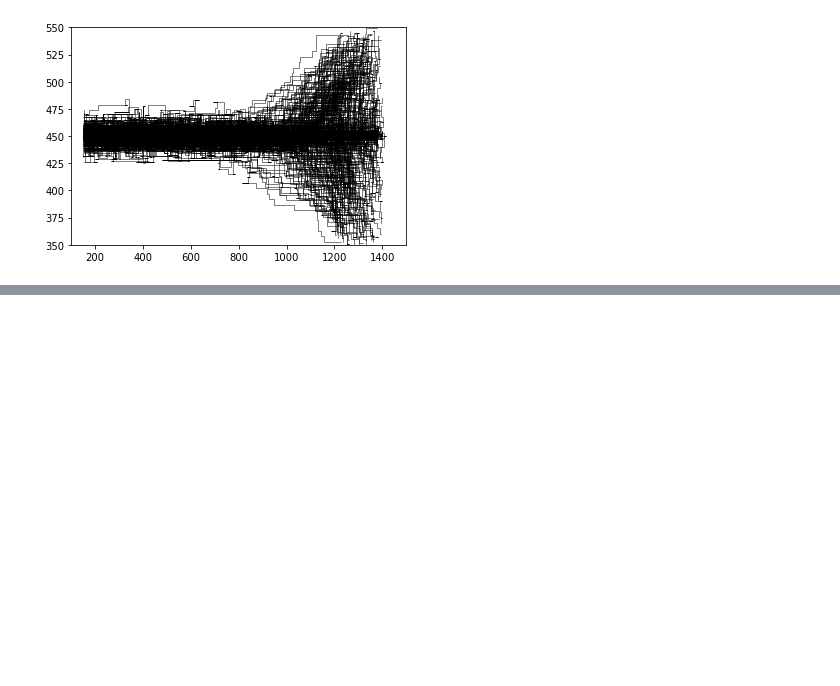
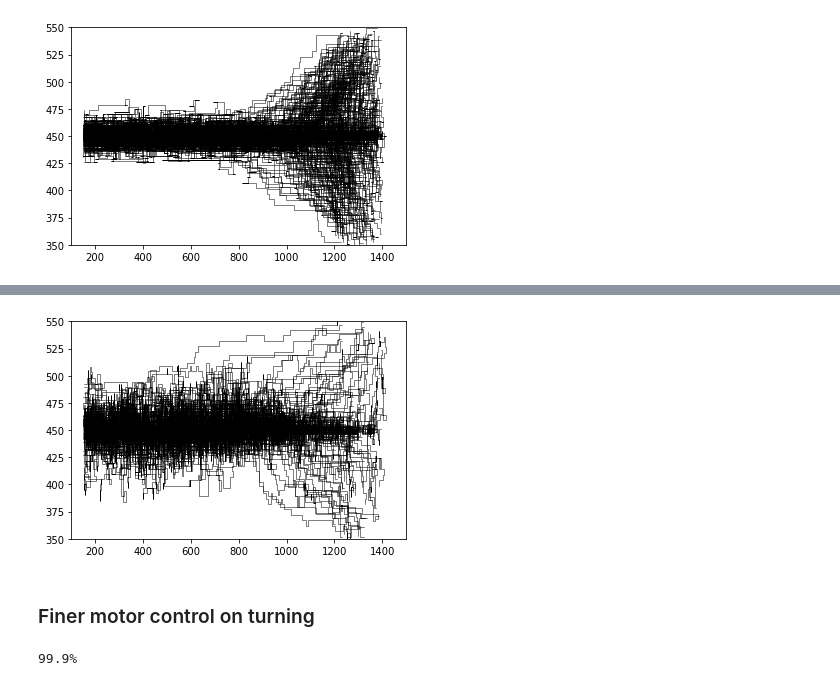
Before and after one commit to niragkadakia/odor-plume-reinforcement-learning, a Jupyter notebook: centerline.ipynb, the cells around one changed output, grey strips where cells are left out. Saved outputs shown, nothing was run; the diff lists cells and outputs as text; code cells hidden in the pictures; blank space fills up the shorter version.

```diff
--- a/centerline.ipynb
+++ b/centerline.ipynb
@@ -510,0 +234,12 @@ plt.show()
+# %%
+xs, ys, path_lengths = a.run_optimal_action(Q_terminal, temp=25)
+# %%
+for iW in range(a.num_walkers):
+    plt.plot(xs[:path_lengths[iW], iW], ys[:path_lengths[iW], iW], color='k', lw=0.5)
+plt.xlim(100, 1500)
+plt.ylim(450 - 100, 450 + 100)
+plt.show()
+# %% [output]
+[figure, added]
+# %% [markdown]
+### Finer motor control on turning
@@ -510,0 +338,10 @@ plt.show()
+# %%
+a = upwind_turning()
+a.x0_min = 1000
+a.num_walkers = 200
+a.def_actions()
+a.num_steps = 2000
+a.def_states(freq_bins=[-1, 0.01, 1, 2, 100])
+xs, ys, Q, Q_terminal, path_lengths = a.run()
+# %% [output]
+99.9%
```
Also changed, not shown: parts of 14 cells of this notebook, 1 other file.
